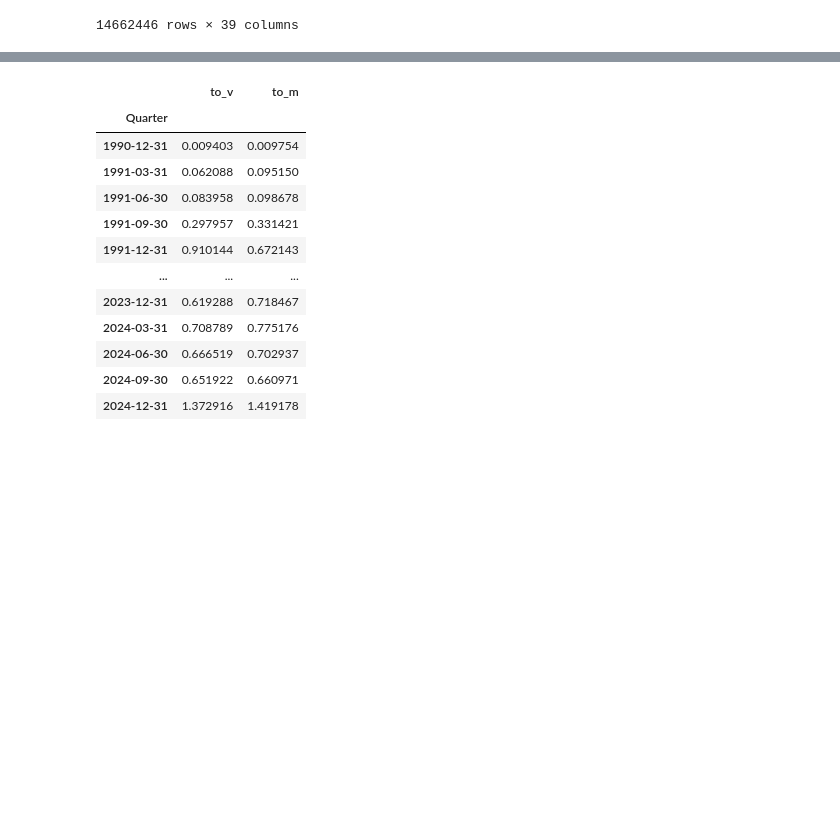
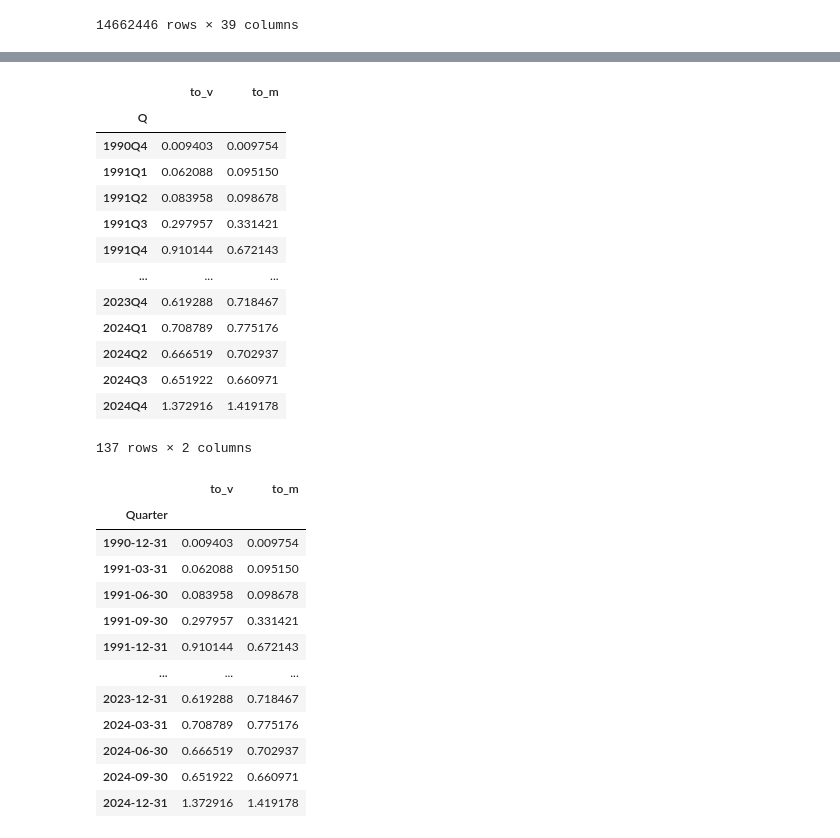
Before and after one commit to chenghang1989/Asset-Pricing-Homework, a Jupyter notebook: Homework1.ipynb, the cells around one changed output, grey strips where cells are left out. Cells and saved outputs as stored; diff of their text form; code cells hidden in the pictures; blank space fills up the shorter version.

```diff
--- a/Homework1.ipynb
+++ b/Homework1.ipynb
@@ -1355,0 +1324,6 @@ Turnover_qtr = daily_turnover_q.groupby('Q').agg(
+# %%
+# 首先按日分组计算每日换手率
+Turnover = ret_day.copy()
+# 计算流通的股数
+Turnover['CirculationVolume'] = Turnover['CirculationValue'] / Turnover['Clsprc']
+Turnover
@@ -1356 +1344,44 @@ Turnover_qtr = daily_turnover_q.groupby('Q').agg(
+# %%
+# 添加时间周期列
+Turnover['month'] = pd.to_datetime(Turnover['Day']).dt.to_period('M')
+Turnover['Q'] = pd.to_datetime(Turnover['Day']).dt.to_period('Q')
+# 按日汇总
+daily_turnover = Turnover.groupby('Day').agg(
+    TradingMoney=('TradingMoney', 'sum'),
+    TradingVolume=('TradingVolume', 'sum'),
+    CirculationValue=('CirculationValue', 'sum'),
+    CirculationVolume=('CirculationVolume', 'sum')
+)
+daily_turnover['month'] = pd.to_datetime(daily_turnover.index).to_period('M')
+daily_turnover['Q'] = pd.to_datetime(daily_turnover.index).to_period('Q')
+daily_turnover['turn_v'] = daily_turnover['TradingVolume'] / daily_turnover['CirculationVolume']
+daily_turnover['turn_m'] = daily_turnover['TradingMoney'] / daily_turnover['CirculationValue']
+
+# 按月汇总日度换手率
+Turnover_mon = daily_turnover.groupby('month').agg(
+    to_v=('turn_v', 'sum'),
+    to_m=('turn_m', 'sum')
+)
+
+# 按季度汇总日度换手率
+Turnover_qtr = daily_turnover.groupby('Q').agg(
+    to_v=('turn_v', 'sum'),
+    to_m=('turn_m', 'sum')
+)
+Turnover_qtr
+# %% [output]
+|  | to_v | to_m |
+| Q |  |  |
+| 1990Q4 | 0.009403 | 0.009754 |
+| 1991Q1 | 0.062088 | 0.095150 |
+| 1991Q2 | 0.083958 | 0.098678 |
+| 1991Q3 | 0.297957 | 0.331421 |
+| 1991Q4 | 0.910144 | 0.672143 |
+| ... | ... | ... |
+| 2023Q4 | 0.619288 | 0.718467 |
+| 2024Q1 | 0.708789 | 0.775176 |
+| 2024Q2 | 0.666519 | 0.702937 |
+| 2024Q3 | 0.651922 | 0.660971 |
+| 2024Q4 | 1.372916 | 1.419178 |
+137 rows × 2 columns
 # %%
```
Also changed, not shown: parts of 8 cells of this notebook.
